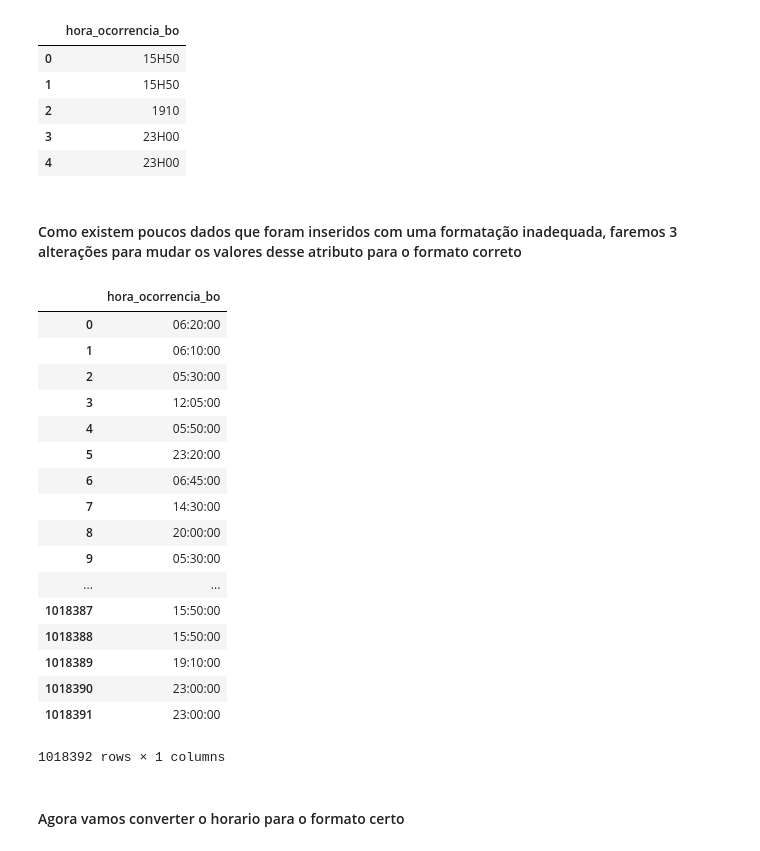
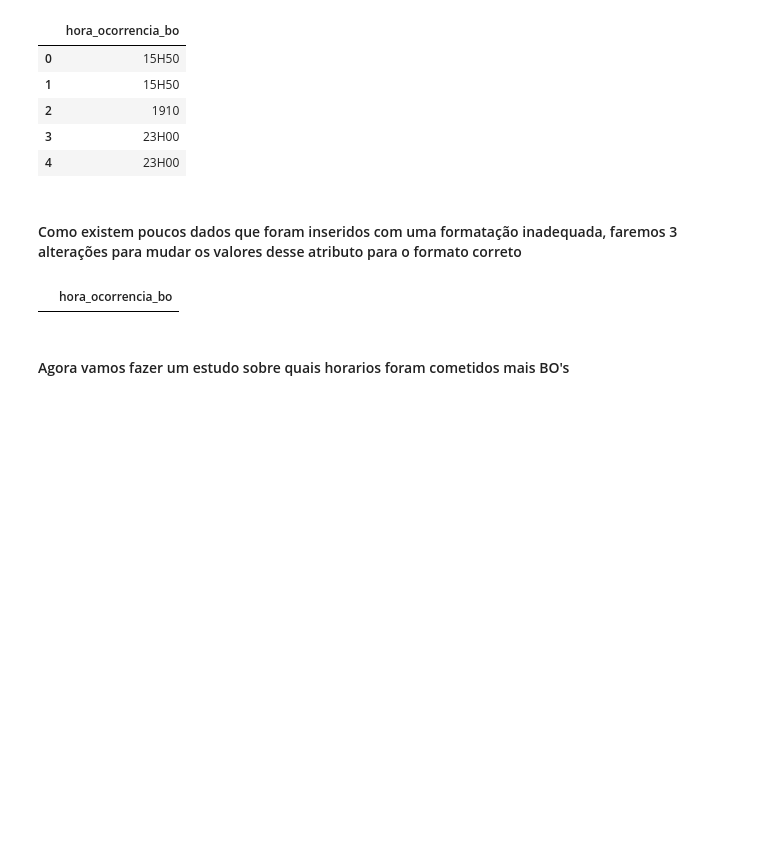
Before and after one commit to RafaelDAnjos/TrabalhoBD2-OLAP, a Jupyter notebook: Jupyter/AnaliseDescritivaDados.ipynb, the cells around one changed output. Saved outputs shown, nothing was run; the diff lists cells and outputs as text; code cells hidden in the pictures; blank space fills up the shorter version.

```diff
--- a/Jupyter/AnaliseDescritivaDados.ipynb
+++ b/Jupyter/AnaliseDescritivaDados.ipynb
@@ -197,26 +205,9 @@ cur.execute("""update crime set hora_ocorrencia_bo = '19:10' where hora_ocorrenc
 # %%
 resultado8 = pd.read_sql_query("""select hora_ocorrencia_bo from crime where hora_ocorrencia_bo not like '%:%' and hora_ocorrencia_bo not like 'NULL'""",conn)
 # %%
-resultado8
+resultado8.head()
 # %% [output]
 |  | hora_ocorrencia_bo |
-| 0 | 06:20:00 |
-| 1 | 06:10:00 |
-| 2 | 05:30:00 |
-| 3 | 12:05:00 |
-| 4 | 05:50:00 |
-| 5 | 23:20:00 |
-| 6 | 06:45:00 |
-| 7 | 14:30:00 |
-| 8 | 20:00:00 |
-| 9 | 05:30:00 |
-| ... | ... |
-| 1018387 | 15:50:00 |
-| 1018388 | 15:50:00 |
-| 1018389 | 19:10:00 |
-| 1018390 | 23:00:00 |
-| 1018391 | 23:00:00 |
-1018392 rows × 1 columns
-# %% [markdown]
-#### Agora vamos converter o horario para o formato certo
+# %% [markdown]
+#### Agora vamos fazer um estudo sobre quais horarios foram cometidos mais BO's
 # %%
```
Also changed, not shown: parts of 25 cells of this notebook.
